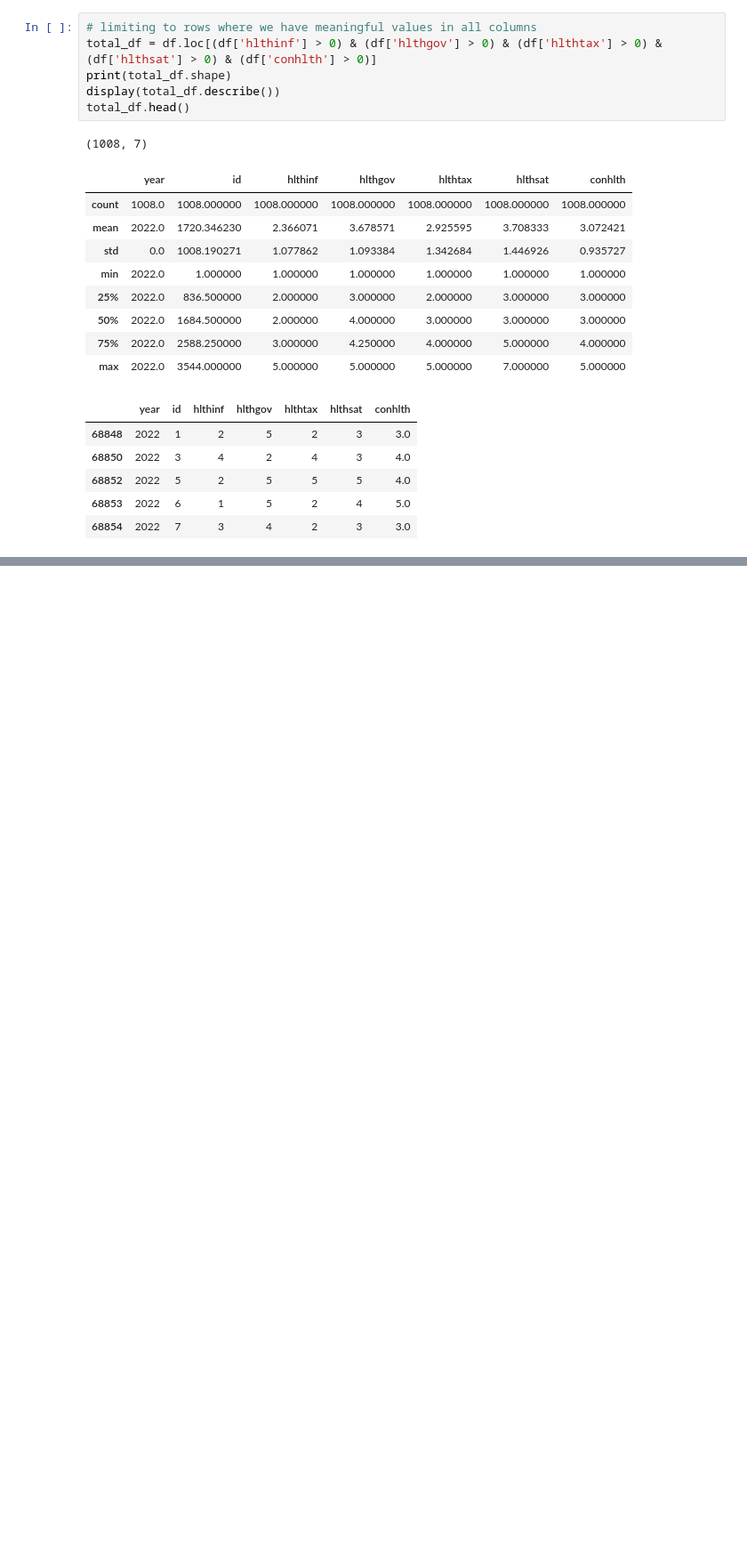
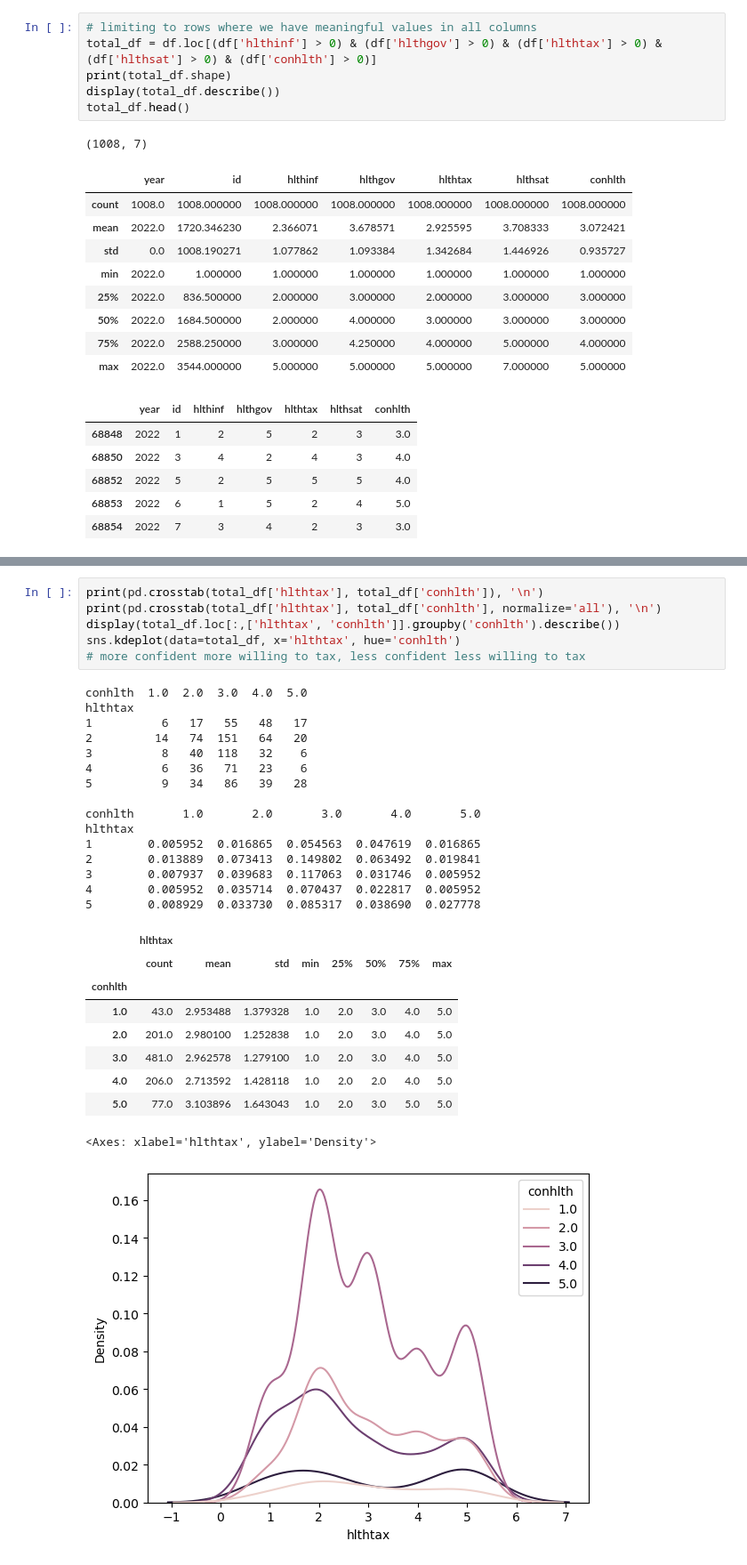
Before and after one commit to ryandinnh/project_gss, a Jupyter notebook: outline of gss project.ipynb, the cells around one changed output, grey strips where cells are left out. Shown: that part at 89% size. Saved outputs shown, nothing was run; the diff lists cells and outputs as text; blank space fills up the shorter version.

```diff
--- a/outline of gss project.ipynb
+++ b/outline of gss project.ipynb
@@ -243,0 +308,32 @@ total_df.head()
+# %%
+print(pd.crosstab(total_df['hlthtax'], total_df['conhlth']), '\n')
+print(pd.crosstab(total_df['hlthtax'], total_df['conhlth'], normalize='all'), '\n')
+display(total_df.loc[:,['hlthtax', 'conhlth']].groupby('conhlth').describe())
+sns.kdeplot(data=total_df, x='hlthtax', hue='conhlth')
+# more confident more willing to tax, less confident less willing to tax
+# %% [output]
+conhlth  1.0  2.0  3.0  4.0  5.0
+hlthtax
+1          6   17   55   48   17
+2         14   74  151   64   20
+3          8   40  118   32    6
+4          6   36   71   23    6
+5          9   34   86   39   28
+
+conhlth       1.0       2.0       3.0       4.0       5.0
+hlthtax
+1        0.005952  0.016865  0.054563  0.047619  0.016865
+2        0.013889  0.073413  0.149802  0.063492  0.019841
+3        0.007937  0.039683  0.117063  0.031746  0.005952
+4        0.005952  0.035714  0.070437  0.022817  0.005952
+5        0.008929  0.033730  0.085317  0.038690  0.027778
+|  | hlthtax |  |  |  |  |  |  |  |
+|  | count | mean | std | min | 25% | 50% | 75% | max |
+| conhlth |  |  |  |  |  |  |  |  |
+| 1.0 | 43.0 | 2.953488 | 1.379328 | 1.0 | 2.0 | 3.0 | 4.0 | 5.0 |
+| 2.0 | 201.0 | 2.980100 | 1.252838 | 1.0 | 2.0 | 3.0 | 4.0 | 5.0 |
+| 3.0 | 481.0 | 2.962578 | 1.279100 | 1.0 | 2.0 | 3.0 | 4.0 | 5.0 |
+| 4.0 | 206.0 | 2.713592 | 1.428118 | 1.0 | 2.0 | 2.0 | 4.0 | 5.0 |
+| 5.0 | 77.0 | 3.103896 | 1.643043 | 1.0 | 2.0 | 3.0 | 5.0 | 5.0 |
+<Axes: xlabel='hlthtax', ylabel='Density'>
+[figure, added]
```
Also changed, not shown: parts of 7 cells of this notebook.
